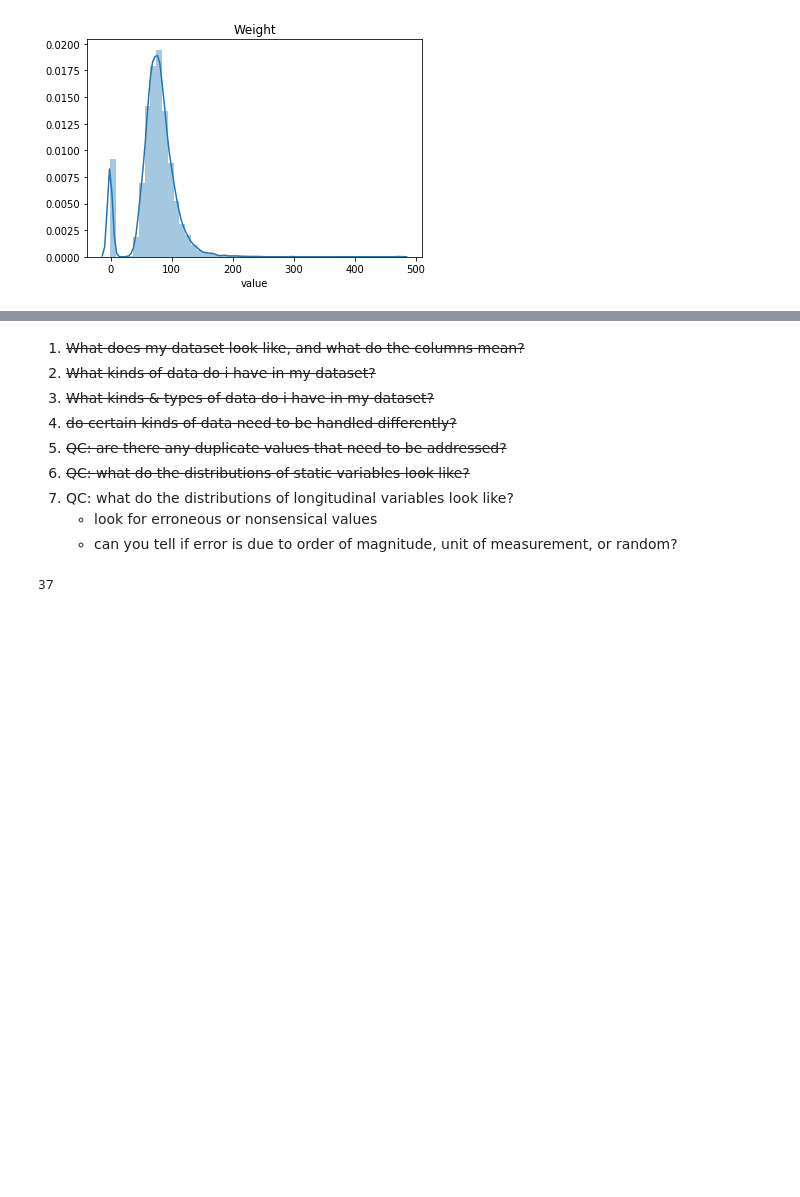
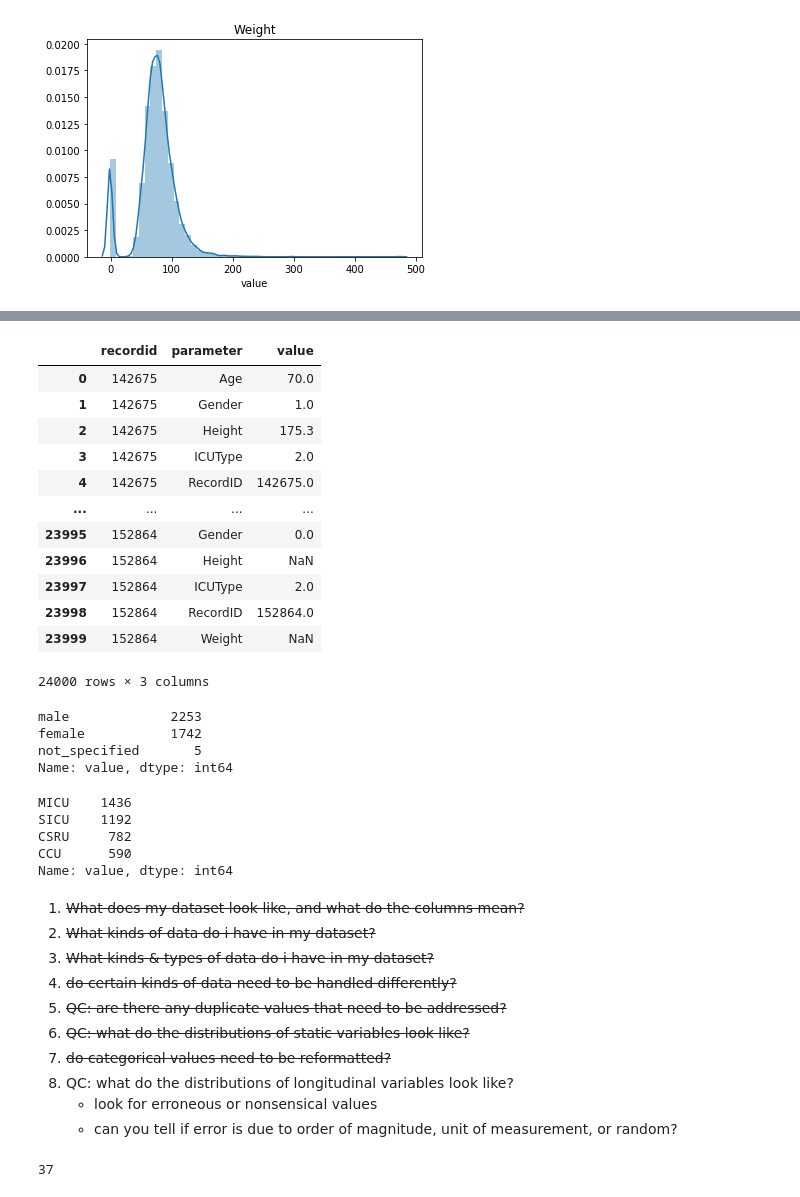
Before and after one commit to geickelb/MIMIC-III_to_Model, a Jupyter notebook: notebooks/workshop_rd4.ipynb, the cells around one changed output, grey strips where cells are left out. Drawn from its saved outputs; the diff is of its cells as text; code cells hidden in the pictures; blank space fills up the shorter version.

```diff
--- a/notebooks/workshop_rd4.ipynb
+++ b/notebooks/workshop_rd4.ipynb
@@ -307,7 +329,7 @@ df_static = df.loc[df['time'] == '00:00', :].copy() #filter the dataframe to onl
 static_vars = ['RecordID', 'Age', 'Gender', 'Height', 'ICUType', 'Weight'] #note the recordid here is redundant.
 
 #copy this filtered dataframe as df_static
-df_static = df_static.loc[df['parameter'].isin(static_vars)]
+df_static = df_static.loc[df['parameter'].isin(static_vars),:]
 
 # remove the filtered rows from the longtidinal dataframe
 idxDrop = df_static.index
@@ -464,3 +458,0 @@ unclear what these are, and documentation doesn't say. for now we can replace wi
-# %%
-del(df_origional) #removing this from memory
-df_static.loc[(df_static['parameter']=='Weight') & (df_static['value']==-1),'value']=np.nan
@@ -539,4 +535,4 @@ df_static = replace_value(df_static, parameter='Weight', replacement=np.nan, thr
 df_static = replace_value(df_static, parameter='Weight', replacement=np.nan, threshold=299, operator='>')
 # %%
 ### Gender
-df_static = replace_value(df_static, parameter='Gender', replacement=np.nan, threshold=0, operator='<')
+df_static = replace_value(df_static, parameter='Gender', replacement=2, threshold=0, operator='<')
@@ -542,0 +549,16 @@ df_static = replace_value(df_static, parameter='Gender', replacement=np.nan, thr
+# %%
+df_static
+# %% [output]
+|  | recordid | parameter | value |
+| 0 | 142675 | Age | 70.0 |
+| 1 | 142675 | Gender | 1.0 |
+| 2 | 142675 | Height | 175.3 |
+| 3 | 142675 | ICUType | 2.0 |
+| 4 | 142675 | RecordID | 142675.0 |
+| ... | ... | ... | ... |
+| 23995 | 152864 | Gender | 0.0 |
+| 23996 | 152864 | Height | NaN |
+| 23997 | 152864 | ICUType | 2.0 |
+| 23998 | 152864 | RecordID | 152864.0 |
+| 23999 | 152864 | Weight | NaN |
+24000 rows × 3 columns
@@ -543,3 +587,18 @@ df_static = replace_value(df_static, parameter='Gender', replacement=np.nan, thr
+# %%
+df_static.loc[df_static.loc[:,'parameter']=='Gender','value'].value_counts()
+# %% [output]
+male             2253
+female           1742
+not_specified       5
+Name: value, dtype: int64
+# %%
+df_static.loc[df_static.loc[:,'parameter']=='ICUType','value'].value_counts()
+# %% [output]
+MICU    1436
+SICU    1192
+CSRU     782
+CCU      590
+Name: value, dtype: int64
 # %% [markdown]
 1. <del>What does my dataset look like, and what do the columns mean?
 1. <del>What kinds of data do i have in my dataset?
@@ -547,6 +606,7 @@ df_static = replace_value(df_static, parameter='Gender', replacement=np.nan, thr
 1. <del>do certain kinds of data need to be handled differently?
 1. <del>QC: are there any duplicate values that need to be addressed?
 1. <del>QC: what do the distributions of static variables look like?
+1. <del> do categorical values need to be reformatted?
 1. QC: what do the distributions of longitudinal variables look like?
     * look for erroneous or nonsensical values
     * can you tell if error is due to order of magnitude, unit of measurement, or random?
```
Also changed, not shown: parts of 58 cells of this notebook, 4 other files.
